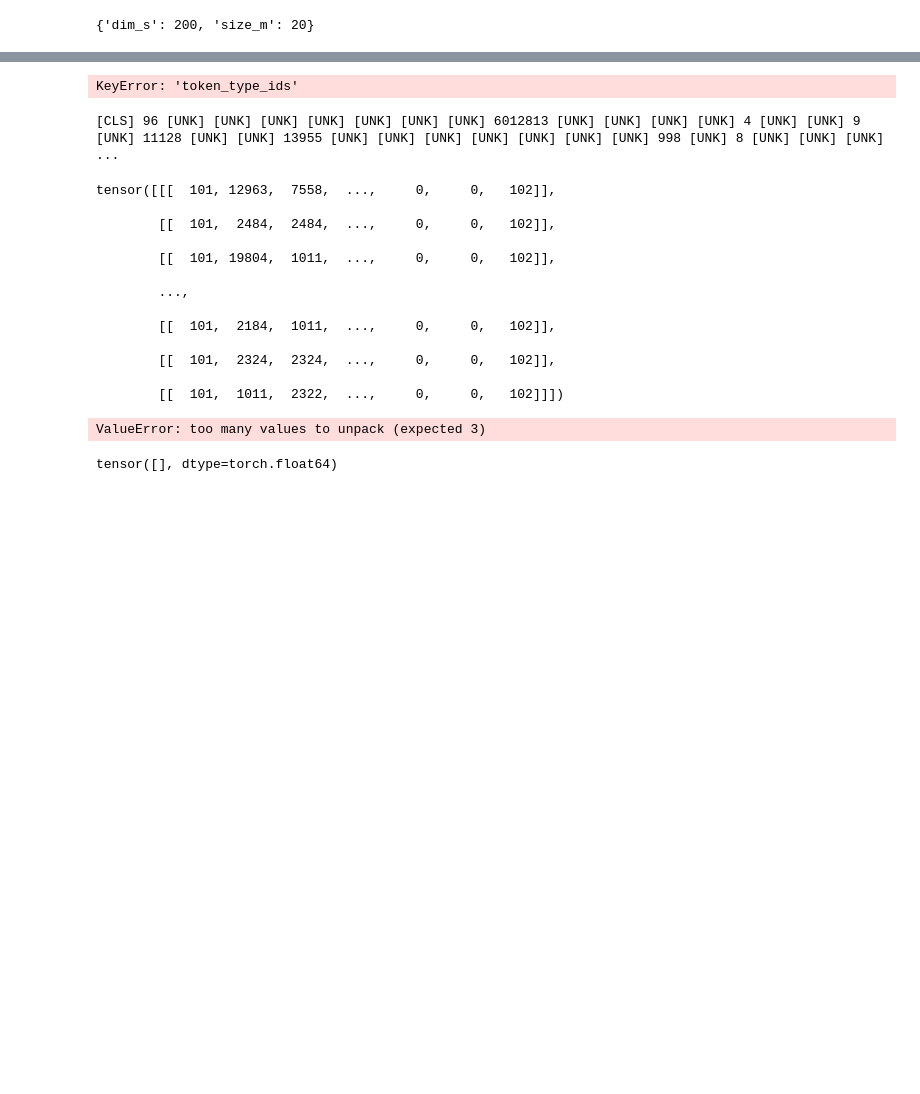
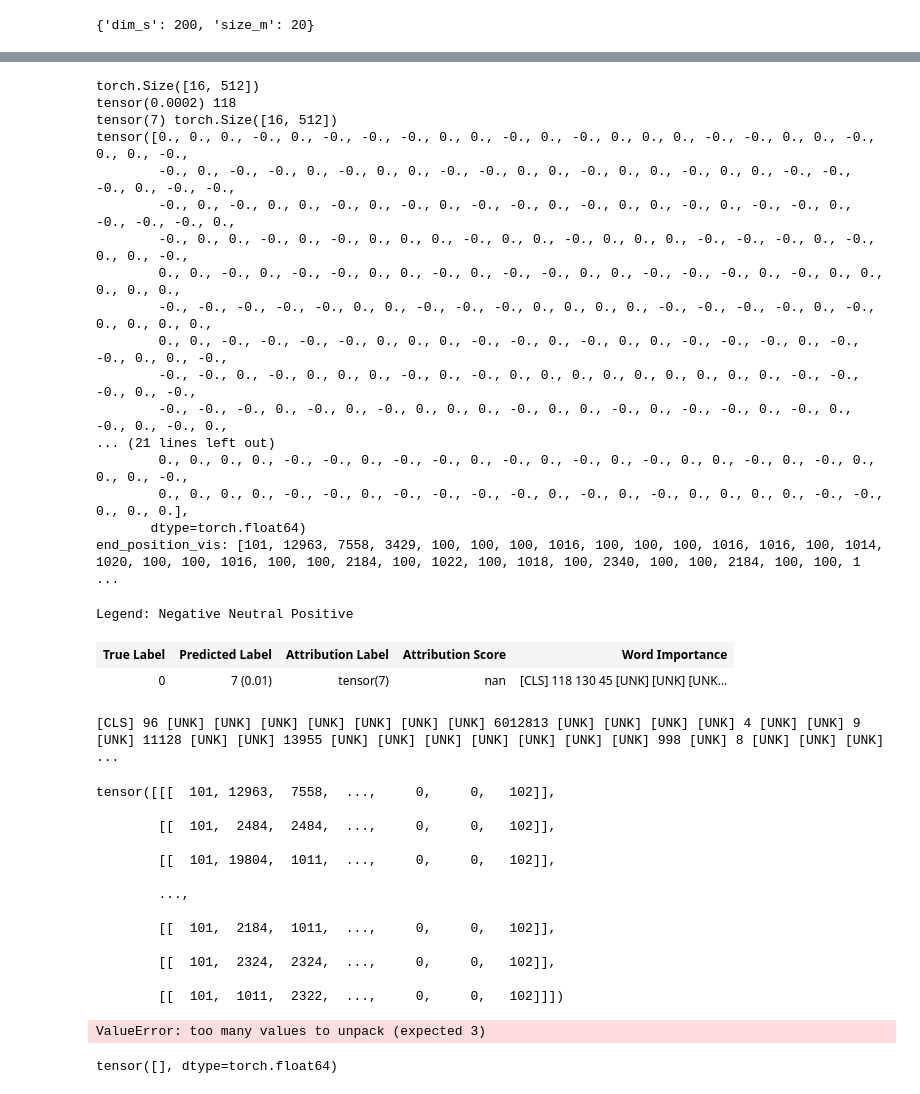
Before and after one commit to kaminion/dkt-research, a Jupyter notebook: vis_bert.ipynb, the cells around one changed output, grey strips where cells are left out. Drawn from its saved outputs; the diff is of its cells as text; code cells hidden in the pictures; blank space fills up the shorter version.

Commit message:
refactor: question error 해결

```diff
--- a/vis_bert.ipynb
+++ b/vis_bert.ipynb
@@ -51,7 +51,7 @@ if torch.cuda.is_available():
     torch.set_default_tensor_type(torch.cuda.FloatTensor)
 else:
     from torch import FloatTensor, CharTensor, LongTensor
-tokenizer = DistilBertTokenizer.from_pretrained('distilbert-base-uncased')
+tokenizer = DistilBertTokenizer.from_pretrained(f"{ckpts}/tokenizer.ckpt")
 
 def custom_collate(batch, pad_val=-1):
     '''
@@ -360,35 +377,54 @@ KeyError: 'token_type_ids'
 with torch.no_grad():
     for i, data in enumerate(test_loader):
         q, r, qshft_seqs, rshft_seqs, mask_seqs, input_ids, token_type_ids, attention_mask, q2diff_seqs, pid_seqs, pidshft_seqs, at_seqs \
             = data
         print(input_ids.shape)
         indices = input_ids[0].detach().tolist()
         all_tokens = tokenizer.convert_ids_to_tokens(indices)
         score = predict(q.long(), r.long(), input_ids, token_type_ids, attention_mask)
         print(score[0][1], all_tokens[1], )
         print(torch.argmax(score), input_ids.shape)
         attr = LayerIntegratedGradients(predict, model.module.bertmodel.embeddings)
         attributions, delta = attr.attribute((q.long()), additional_forward_args=(r.long(), input_ids, token_type_ids, attention_mask), \
                                       internal_batch_size=16, target=2, return_convergence_delta=True, n_steps=10)
         # Assuming attributions is a tensor
         print(attributions[0][1])
-        attributions_sum = summarize_attributions(attributions[0][1])
+        attributions_sum = summarize_attributions(attributions[0])
         # attributions_end_sum = summarize_attributions(attributions_end)
 
         end_position_vis = viz.VisualizationDataRecord(
                         attributions_sum, # word_attributions
                         torch.max(torch.softmax(score[0], dim=0)), # pred_prob
                         torch.argmax(score[0]), # pred_class
                         torch.argmax(r[0]), # true_class
                         str(torch.argmax(score[0])), # attr_class
                         attributions_sum.sum(), # attr_score
                         all_tokens, # row_input_ids
                         delta) # convergence_score
         print(f"end_position_vis: {indices}")
         viz.visualize_text([end_position_vis])
         break
 # %% [output]
-KeyError: 'token_type_ids'
+torch.Size([16, 512])
+tensor(0.0002) 118
+tensor(7) torch.Size([16, 512])
+tensor([0., 0., 0., -0., 0., -0., -0., -0., 0., 0., -0., 0., -0., 0., 0., 0., -0., -0., 0., 0., -0., 0., 0., -0.,
+        -0., 0., -0., -0., 0., -0., 0., 0., -0., -0., 0., 0., -0., 0., 0., -0., 0., 0., -0., -0., -0., 0., -0., -0.,
+        -0., 0., -0., 0., 0., -0., 0., -0., 0., -0., -0., 0., -0., 0., 0., -0., 0., -0., -0., 0., -0., -0., -0., 0.,
+        -0., 0., 0., -0., 0., -0., 0., 0., 0., -0., 0., 0., -0., 0., 0., 0., -0., -0., -0., 0., -0., 0., 0., -0.,
+        0., 0., -0., 0., -0., -0., 0., 0., -0., 0., -0., -0., 0., 0., -0., -0., -0., 0., -0., 0., 0., 0., 0., 0.,
+        -0., -0., -0., -0., -0., 0., 0., -0., -0., -0., 0., 0., 0., 0., -0., -0., -0., -0., 0., -0., 0., 0., 0., 0.,
+        0., 0., -0., -0., -0., -0., 0., 0., 0., -0., -0., 0., -0., 0., 0., -0., -0., -0., 0., -0., -0., 0., 0., -0.,
+        -0., -0., 0., -0., 0., 0., 0., -0., 0., -0., 0., 0., 0., 0., 0., 0., 0., 0., 0., -0., -0., -0., 0., -0.,
+        -0., -0., -0., 0., -0., 0., -0., 0., 0., 0., -0., 0., 0., -0., 0., -0., -0., 0., -0., 0., -0., 0., -0., 0.,
+... (21 lines left out)
+        0., 0., 0., 0., -0., -0., 0., -0., -0., 0., -0., 0., -0., 0., -0., 0., 0., -0., 0., -0., 0., 0., 0., -0.,
+        0., 0., 0., 0., -0., -0., 0., -0., -0., -0., -0., 0., -0., 0., -0., 0., 0., 0., 0., -0., -0., 0., 0., 0.],
+       dtype=torch.float64)
+end_position_vis: [101, 12963, 7558, 3429, 100, 100, 100, 1016, 100, 100, 100, 1016, 1016, 100, 1014, 1020, 100, 100, 1016, 100, 100, 2184, 100, 1022, 100, 1018, 100, 2340, 100, 100, 2184, 100, 100, 1 ...
+Legend: Negative Neutral Positive
+| True Label | Predicted Label | Attribution Label | Attribution Score | Word Importance |
+| 0 | 7 (0.01) | tensor(7) | nan | [CLS] 118 130 45 [UNK] [UNK] [UNK... |
 # %%
 tokenz = ''.join(all_tokens)
 tok_data = tokenizer.tokenize(tokenz)
```
Also changed, not shown: parts of 2 cells of this notebook, 1 other file.
